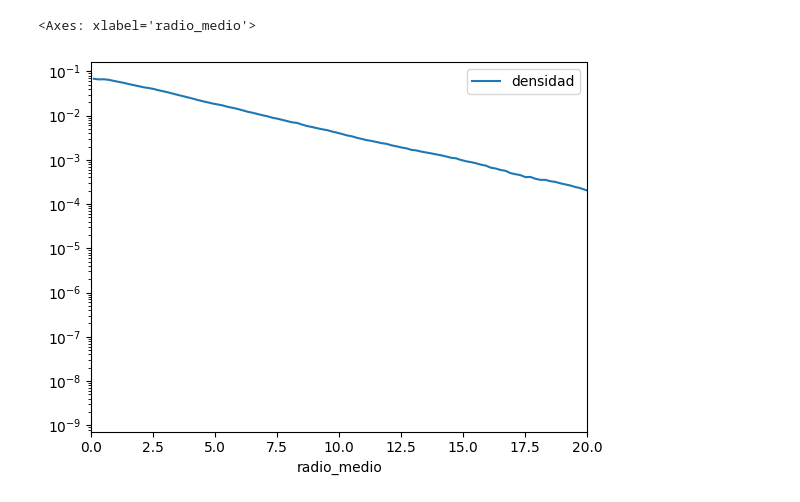
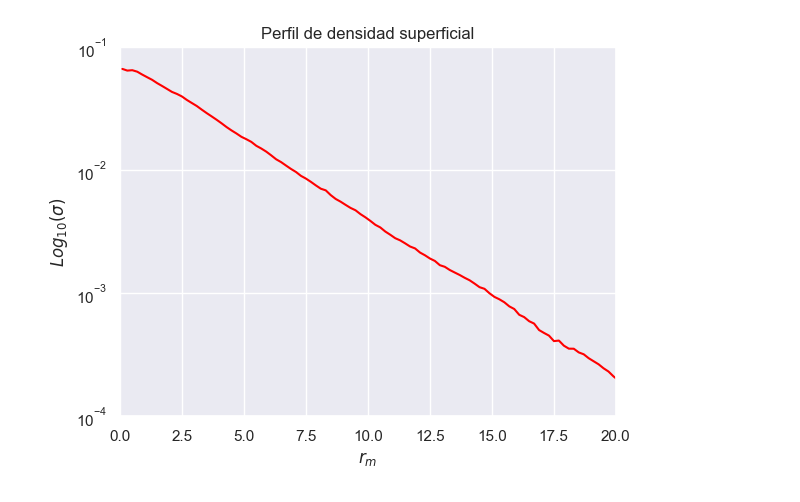
Before and after one commit to sperezp23/Analizador_de_Galaxias, a Jupyter notebook: Ensayos.ipynb, the cells around one changed output. Cells and saved outputs as stored; diff of their text form; code cells hidden in the pictures.

```diff
--- a/Ensayos.ipynb
+++ b/Ensayos.ipynb
@@ -293,25 +245,0 @@ perfil_de_densidad_superficial_df.plot(kind='line', x='posiciones_densidad', y='
-# %%
-disco_df['r_xy'] = np.sqrt( disco_df.x_f**2 + disco_df.y_f**2)
-
-r_xy_min = disco_df.r_xy.min()
-r_xy_max = disco_df.r_xy.max()
-numero_total_radios_arandelas = np.int32((r_xy_max - r_xy_min) / 0.2)
-
-radios_arandelas = np.linspace(r_xy_min, r_xy_max, numero_total_radios_arandelas)
-suma_de_radios = radios_arandelas[1:] + radios_arandelas[:-1]
-area_arandelas = np.pi * 0.2 * suma_de_radios
-
-
-disco_df['intervalo_arandela'] = pd.cut(disco_df.r_xy, bins = radios_arandelas, right=False, labels=np.arange(radios_arandelas.__len__()-1))
-# disco_df
-
-perfil_de_densidad_superficial_df = disco_df[['masa','arandela']].groupby('arandela', observed = False).sum()
-perfil_de_densidad_superficial_df['area'] = area_arandelas
-perfil_de_densidad_superficial_df['densidad'] = perfil_de_densidad_superficial_df.masa / perfil_de_densidad_superficial_df.area
-perfil_de_densidad_superficial_df['radio_medio'] = suma_de_radios/2
-# perfil_de_densidad_superficial_df
-
-perfil_de_densidad_superficial_df.plot(kind='line', x='radio_medio', y='densidad', logy=True, xlim=(0,20))
-# %% [output]
-<Axes: xlabel='radio_medio'>
-[figure, removed]
@@ -338,0 +246,11 @@ perfil_de_densidad_superficial
+# %%
+ax = sns.lineplot(perfil_de_densidad_superficial_df, x='radio_medio', y='densidad_log10', color='red')
+ax.set_title(r'Perfil de densidad superficial')
+ax.set_xlim((0,20))
+ax.set_ylim((1e-4, 1e-1))
+ax.set_xlabel(r'$r_{m}$')
+ax.set_ylabel(r'$Log_{10}(\sigma)$')
+ax.semilogy()
+plt.show()
+# %% [output]
+[figure, added]
```
Also changed, not shown: parts of 8 cells of this notebook.
